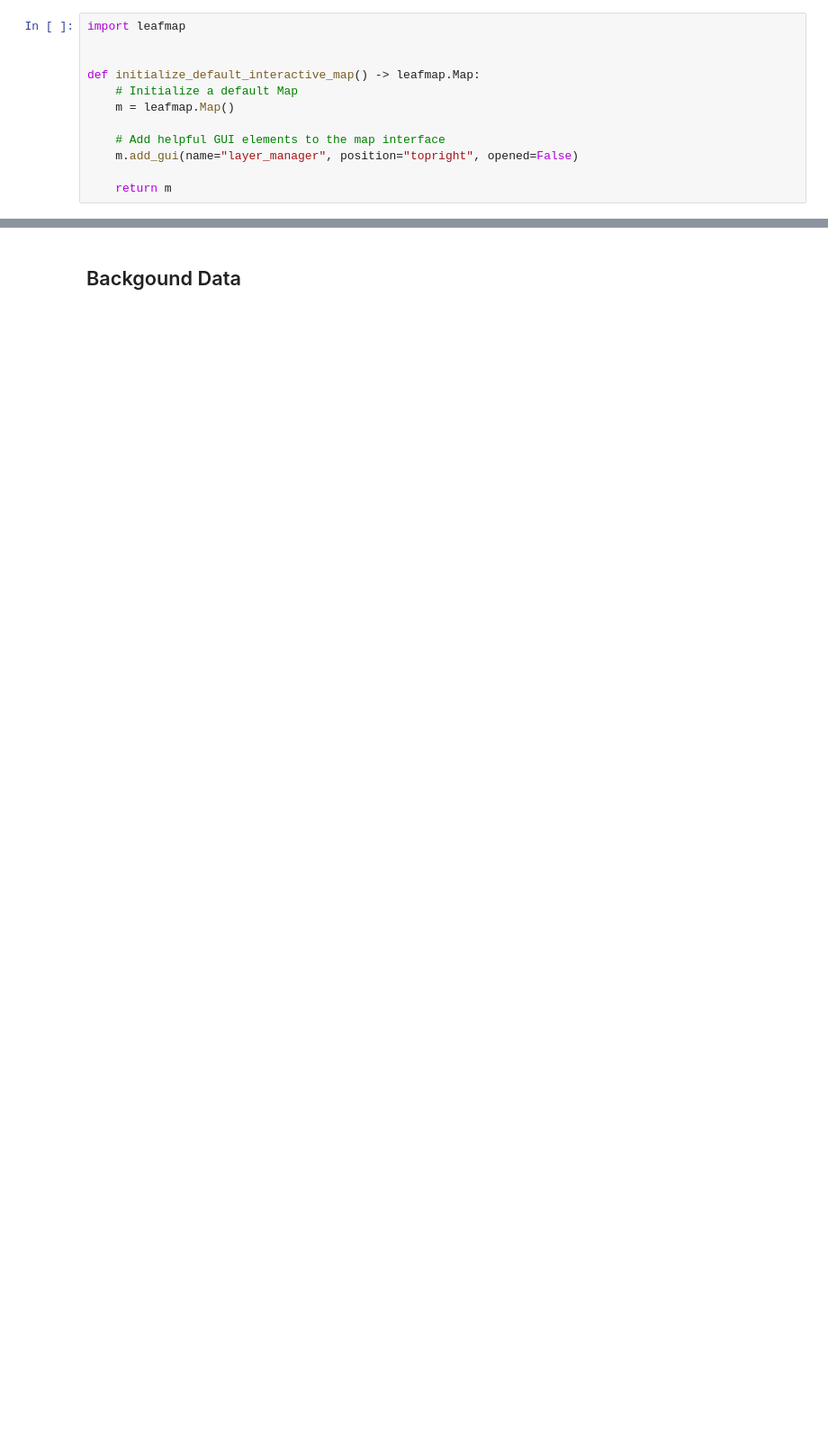
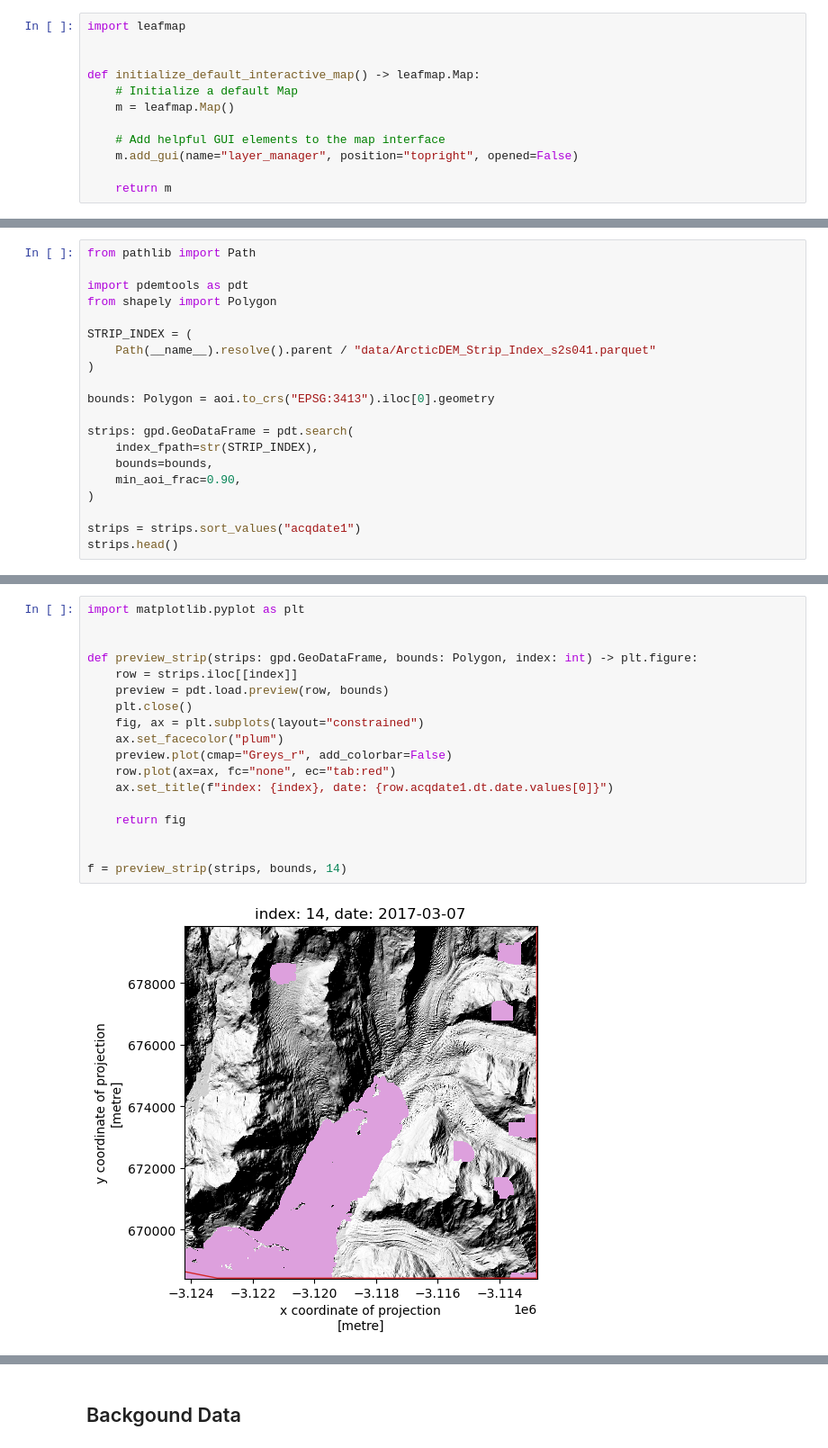
Before and after one commit to PolarGeospatialCenter/getting-started-with-pgc-data-workshop-2024, a Jupyter notebook: change_detection/change_dection_exercise.ipynb, the cells around one changed output, grey strips where cells are left out. Shown at 90% size. Saved outputs shown, nothing was run; the diff lists cells and outputs as text; blank space fills up the shorter version.

```diff
--- a/change_detection/change_dection_exercise.ipynb
+++ b/change_detection/change_dection_exercise.ipynb
@@ -56,0 +68,20 @@ del interactive_map
+# %%
+from pathlib import Path
+
+import pdemtools as pdt
+from shapely import Polygon
+
+STRIP_INDEX = (
+    Path(__name__).resolve().parent / "data/ArcticDEM_Strip_Index_s2s041.parquet"
+)
+
+bounds: Polygon = aoi.to_crs("EPSG:3413").iloc[0].geometry
+
+strips: gpd.GeoDataFrame = pdt.search(
+    index_fpath=str(STRIP_INDEX),
+    bounds=bounds,
+    min_aoi_frac=0.90,
+)
+
+strips = strips.sort_values("acqdate1")
+strips.head()
@@ -56,0 +100,20 @@ del interactive_map
+# %%
+import matplotlib.pyplot as plt
+
+
+def preview_strip(strips: gpd.GeoDataFrame, bounds: Polygon, index: int) -> plt.figure:
+    row = strips.iloc[[index]]
+    preview = pdt.load.preview(row, bounds)
+    plt.close()
+    fig, ax = plt.subplots(layout="constrained")
+    ax.set_facecolor("plum")
+    preview.plot(cmap="Greys_r", add_colorbar=False)
+    row.plot(ax=ax, fc="none", ec="tab:red")
+    ax.set_title(f"index: {index}, date: {row.acqdate1.dt.date.values[0]}")
+
+    return fig
+
+
+f = preview_strip(strips, bounds, 14)
+# %% [output]
+[figure, added]
```
Also changed, not shown: parts of 57 cells of this notebook, 1 other file.
